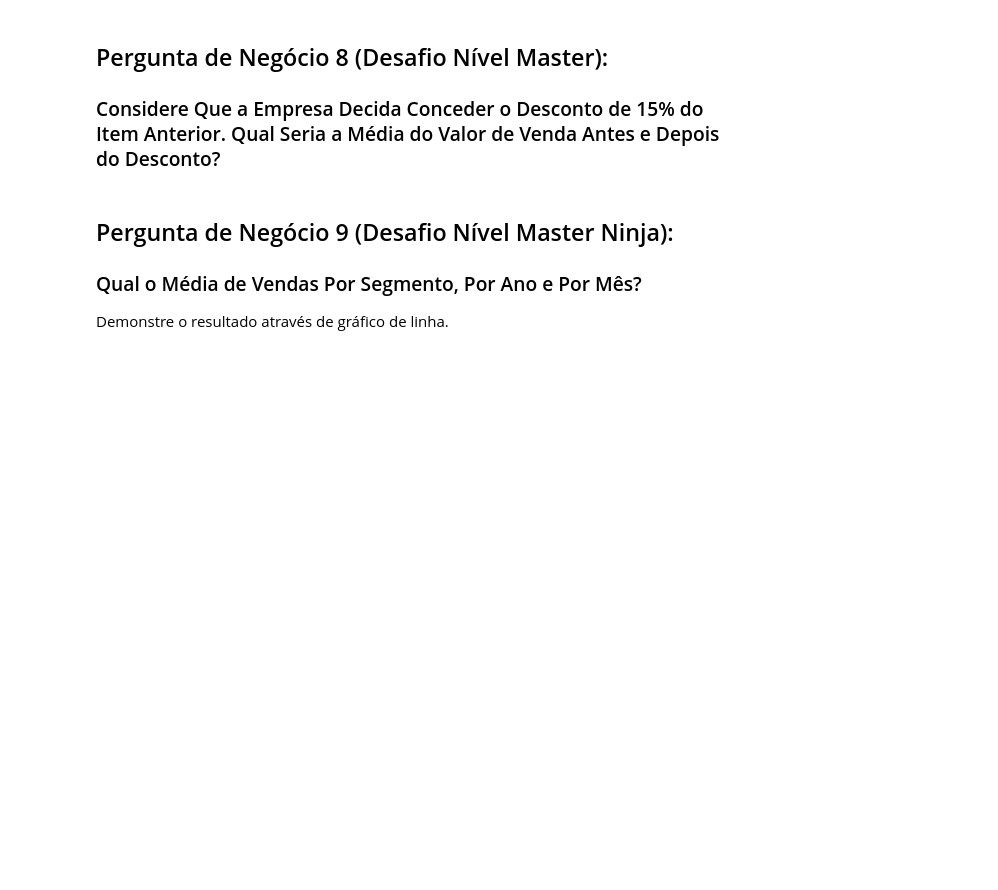
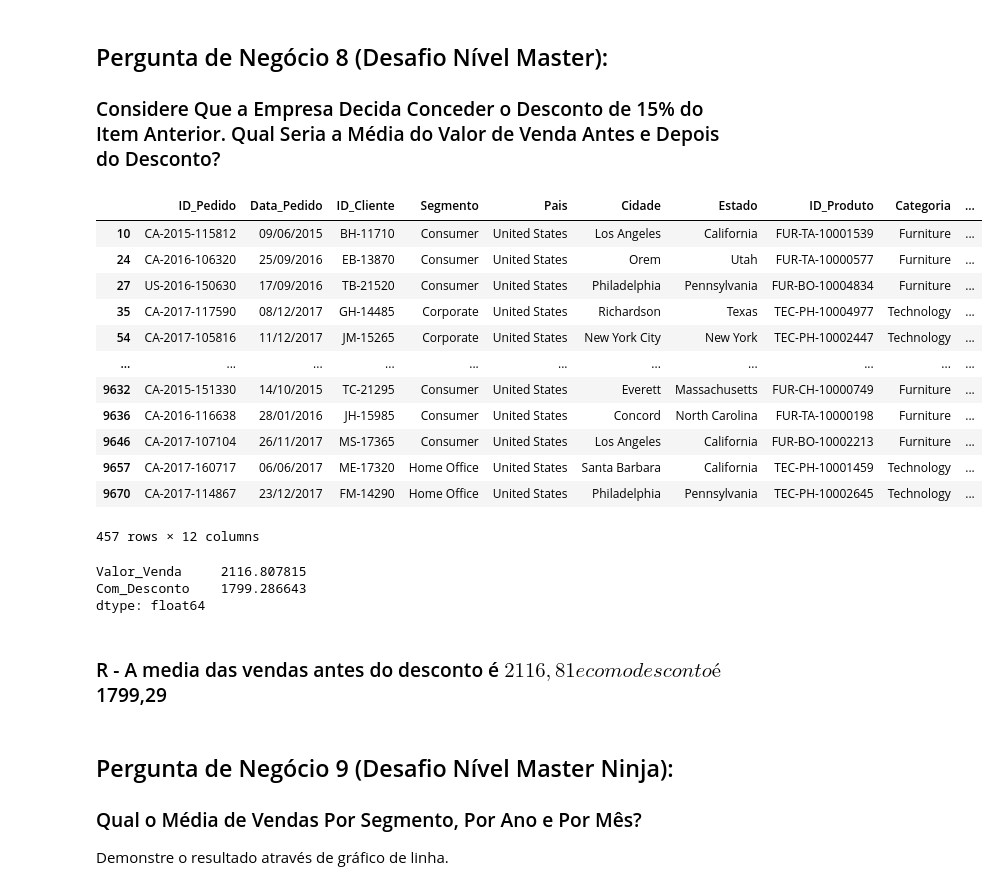
Before and after one commit to lucasqueiros/dsa, a Jupyter notebook: Cap13 - Projeto 2/Projeto2-Perguntas.ipynb, the cells around one changed output. Cells and saved outputs as stored; diff of their text form; code cells hidden in the pictures; blank space fills up the shorter version.

```diff
--- a/Cap13 - Projeto 2/Projeto2-Perguntas.ipynb
+++ b/Cap13 - Projeto 2/Projeto2-Perguntas.ipynb
@@ -268,6 +375,34 @@ Os gestores da empresa estão considerando conceder diferentes faixas de descont
 ## Pergunta de Negócio 8 (Desafio Nível Master):
 
 ### Considere Que a Empresa Decida Conceder o Desconto de 15% do Item Anterior. Qual Seria a Média do Valor de Venda Antes e Depois do Desconto?
+# %%
+#primeiro criando a coluna 'Com_Desconto' e atribuindo 'Valor_Venda' * 0.85
+df8 = df7.copy()
+df8['Com_Desconto'] = df7['Valor_Venda'] * 0.85
+df8
+# %% [output]
+|  | ID_Pedido | Data_Pedido | ID_Cliente | Segmento | Pais | Cidade | Estado | ID_Produto | Categoria | ... |
+| 10 | CA-2015-115812 | 09/06/2015 | BH-11710 | Consumer | United States | Los Angeles | California | FUR-TA-10001539 | Furniture | ... |
+| 24 | CA-2016-106320 | 25/09/2016 | EB-13870 | Consumer | United States | Orem | Utah | FUR-TA-10000577 | Furniture | ... |
+| 27 | US-2016-150630 | 17/09/2016 | TB-21520 | Consumer | United States | Philadelphia | Pennsylvania | FUR-BO-10004834 | Furniture | ... |
+| 35 | CA-2017-117590 | 08/12/2017 | GH-14485 | Corporate | United States | Richardson | Texas | TEC-PH-10004977 | Technology | ... |
+| 54 | CA-2017-105816 | 11/12/2017 | JM-15265 | Corporate | United States | New York City | New York | TEC-PH-10002447 | Technology | ... |
+| ... | ... | ... | ... | ... | ... | ... | ... | ... | ... | ... |
+| 9632 | CA-2015-151330 | 14/10/2015 | TC-21295 | Consumer | United States | Everett | Massachusetts | FUR-CH-10000749 | Furniture | ... |
+| 9636 | CA-2016-116638 | 28/01/2016 | JH-15985 | Consumer | United States | Concord | North Carolina | FUR-TA-10000198 | Furniture | ... |
+| 9646 | CA-2017-107104 | 26/11/2017 | MS-17365 | Consumer | United States | Los Angeles | California | FUR-BO-10002213 | Furniture | ... |
+| 9657 | CA-2017-160717 | 06/06/2017 | ME-17320 | Home Office | United States | Santa Barbara | California | TEC-PH-10001459 | Technology | ... |
+| 9670 | CA-2017-114867 | 23/12/2017 | FM-14290 | Home Office | United States | Philadelphia | Pennsylvania | TEC-PH-10002645 | Technology | ... |
+457 rows × 12 columns
+# %%
+#mostrando a media do valor de venda antes e depois do desconto
+df8[['Valor_Venda', 'Com_Desconto']].mean()
+# %% [output]
+Valor_Venda     2116.807815
+Com_Desconto    1799.286643
+dtype: float64
+# %% [markdown]
+### R - A media das vendas antes do desconto é $2116,81 e com o desconto é $1799,29
 # %% [markdown]
 ## Pergunta de Negócio 9 (Desafio Nível Master Ninja):
 
```
Also changed, not shown: parts of 22 cells of this notebook.
